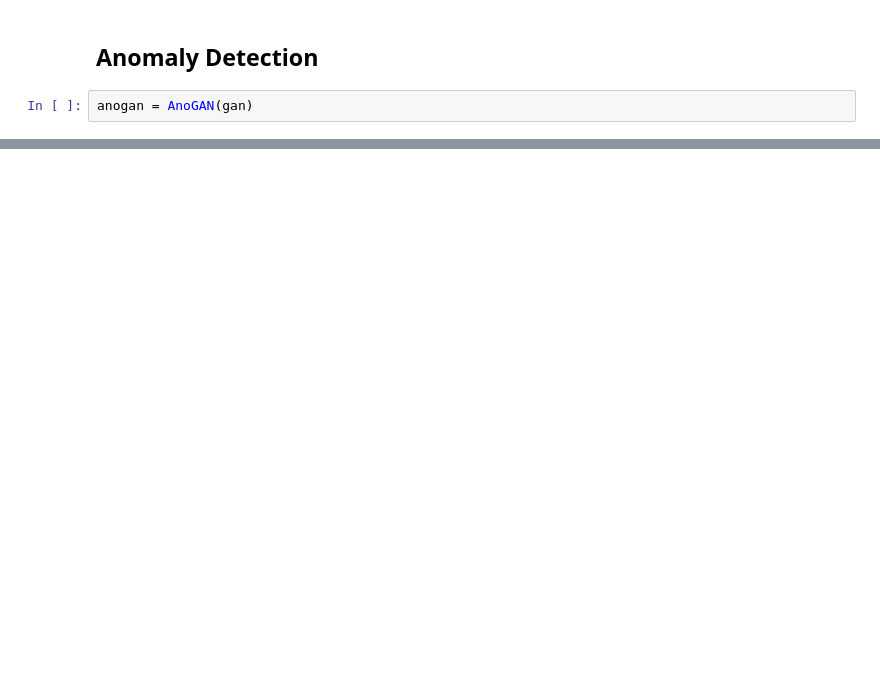
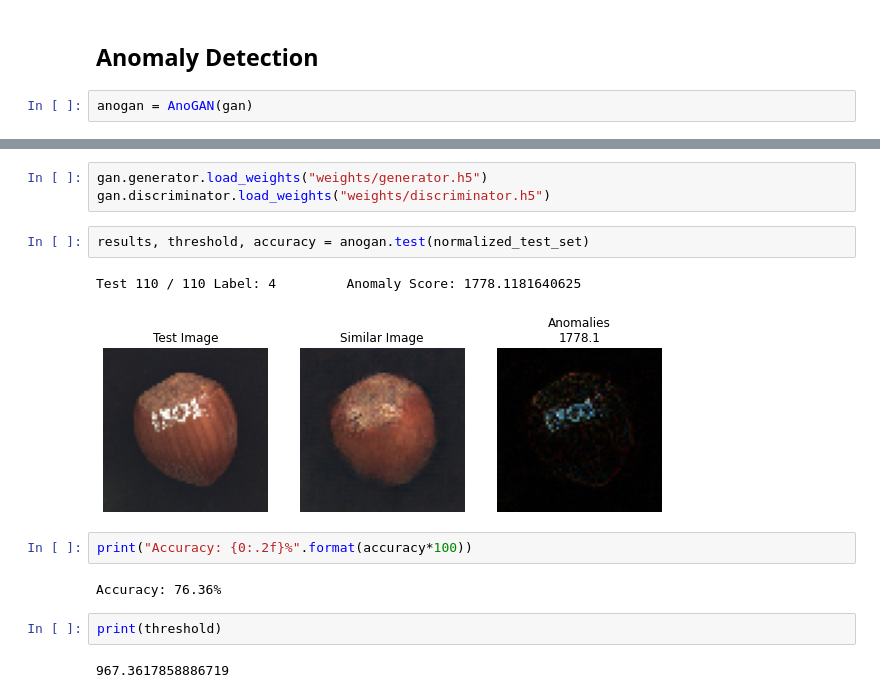
Before and after one commit to Pippo7x/AnoGAN-Keras, a Jupyter notebook: AnoGAN.ipynb, the cells around one changed output, grey strips where cells are left out. Saved outputs shown, nothing was run; the diff lists cells and outputs as text; blank space fills up the shorter version.

```diff
--- a/AnoGAN.ipynb
+++ b/AnoGAN.ipynb
@@ -127,0 +131,16 @@ gan.generator.save_weights(r"weights\generator.h5", save_format="h5")
+# %%
+gan.generator.load_weights("weights/generator.h5")
+gan.discriminator.load_weights("weights/discriminator.h5")
+# %%
+results, threshold, accuracy = anogan.test(normalized_test_set)
+# %% [output]
+Test 110 / 110 Label: 4         Anomaly Score: 1778.1181640625
+[figure, added]
+# %%
+print("Accuracy: {0:.2f}%".format(accuracy*100))
+# %% [output]
+Accuracy: 76.36%
+# %%
+print(threshold)
+# %% [output]
+967.3617858886719
```
Also changed, not shown: parts of 17 cells of this notebook, 5 other files.
